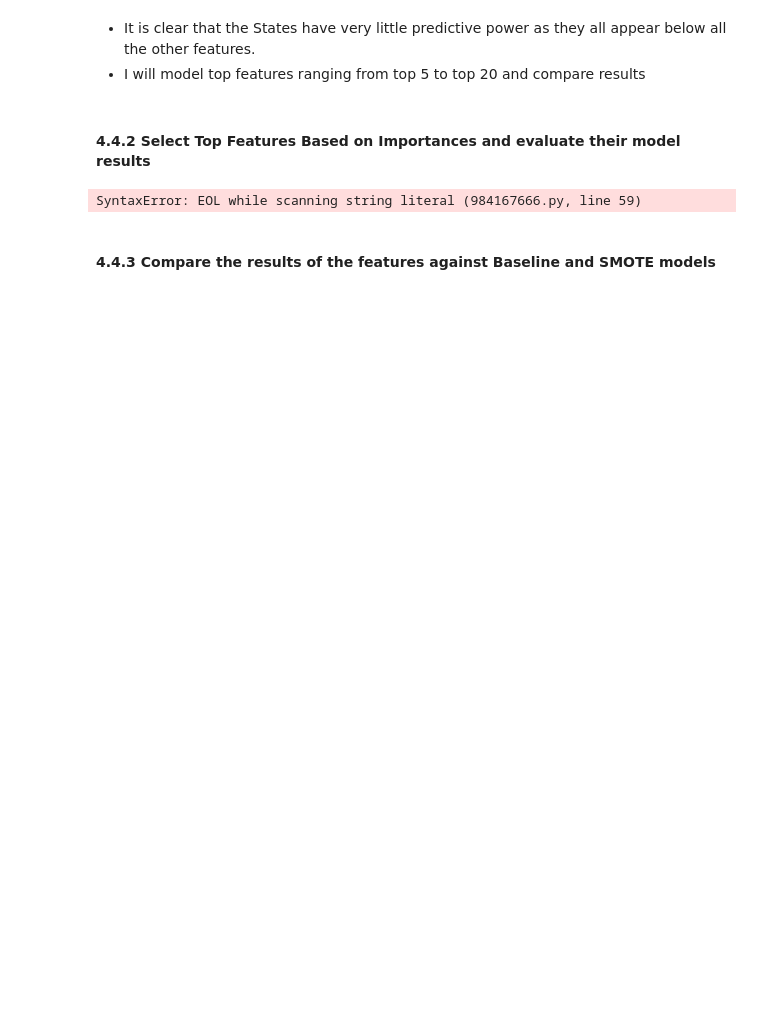
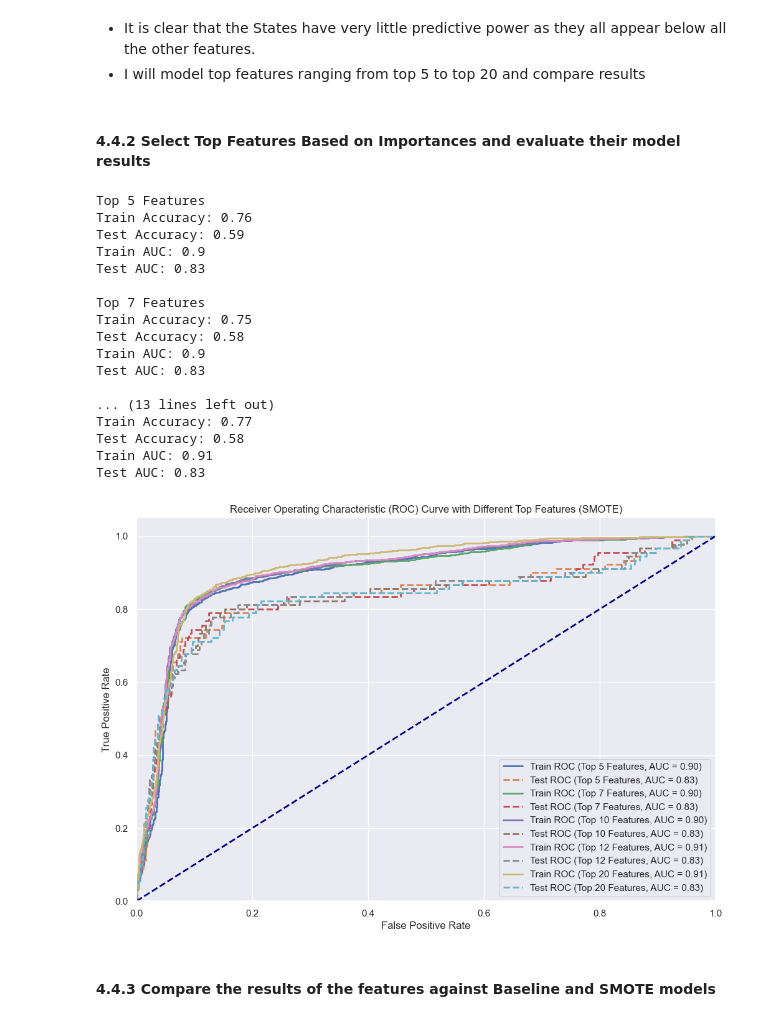
Before and after one commit to WambuiMunene/Phase-3-Project, a Jupyter notebook: index.ipynb, the cells around one changed output. Drawn from its saved outputs; the diff is of its cells as text; code cells hidden in the pictures; blank space fills up the shorter version.

```diff
--- a/index.ipynb
+++ b/index.ipynb
@@ -956,38 +956,53 @@ def evaluate_model_with_top_features(top_features_count):
         'train_fpr': train_fpr,
         'train_tpr': train_tpr,
         'test_fpr': test_fpr,
         'test_tpr': test_tpr
     }
 
 # Evaluate models
 results = [evaluate_model_with_top_features(n) for n in top_features_list]
 
 # Print results
 for result in results:
     print(f"Top {result['top_features']} Features")
     print(f"Train Accuracy: {result['train_accuracy']}")
     print(f"Test Accuracy: {result['test_accuracy']}")
     print(f"Train AUC: {result['train_auc']}")
     print(f"Test AUC: {result['test_auc']}\n")
 
 # Plot ROC Curves
 plt.figure(figsize=(12, 8))
 for result in results:
-    plt.plot(result['train_fpr'], result['train_tpr'], lw=2, label=f"Train ROC (Top {result['top_features']}
-             Features, AUC = {result['train_auc']:.2f})")
-    plt.plot(result['test_fpr'], result['test_tpr'], lw=2, linestyle='--', label=f"Test ROC (Top {result['top_features']}
-             Features, AUC = {result['test_auc']:.2f})")
+    plt.plot(result['train_fpr'], result['train_tpr'], lw=2, label=f"Train ROC (Top {result['top_features']} Features, AUC = {result['train_auc']:.2f})")
+    plt.plot(result['test_fpr'], result['test_tpr'], lw=2, linestyle='--', label=f"Test ROC (Top {result['top_features']} Features, AUC = {result['test_auc']:.2f})")
 
 plt.plot([0, 1], [0, 1], color='navy', lw=2, linestyle='--')
 plt.xlim([0.0, 1.0])
 plt.ylim([0.0, 1.05])
 plt.xlabel('False Positive Rate')
 plt.ylabel('True Positive Rate')
 plt.title('Receiver Operating Characteristic (ROC) Curve with Different Top Features (SMOTE)')
 plt.legend(loc='lower right')
 plt.show()
 # %% [output]
-SyntaxError: EOL while scanning string literal (984167666.py, line 59)
+Top 5 Features
+Train Accuracy: 0.76
+Test Accuracy: 0.59
+Train AUC: 0.9
+Test AUC: 0.83
+
+Top 7 Features
+Train Accuracy: 0.75
+Test Accuracy: 0.58
+Train AUC: 0.9
+Test AUC: 0.83
+
+... (13 lines left out)
+Train Accuracy: 0.77
+Test Accuracy: 0.58
+Train AUC: 0.91
+Test AUC: 0.83
+[figure, added]
 # %% [markdown]
 #### 4.4.3 Compare the results of the features against Baseline and SMOTE models
 # %%
```
Also changed, not shown: parts of 34 cells of this notebook.
